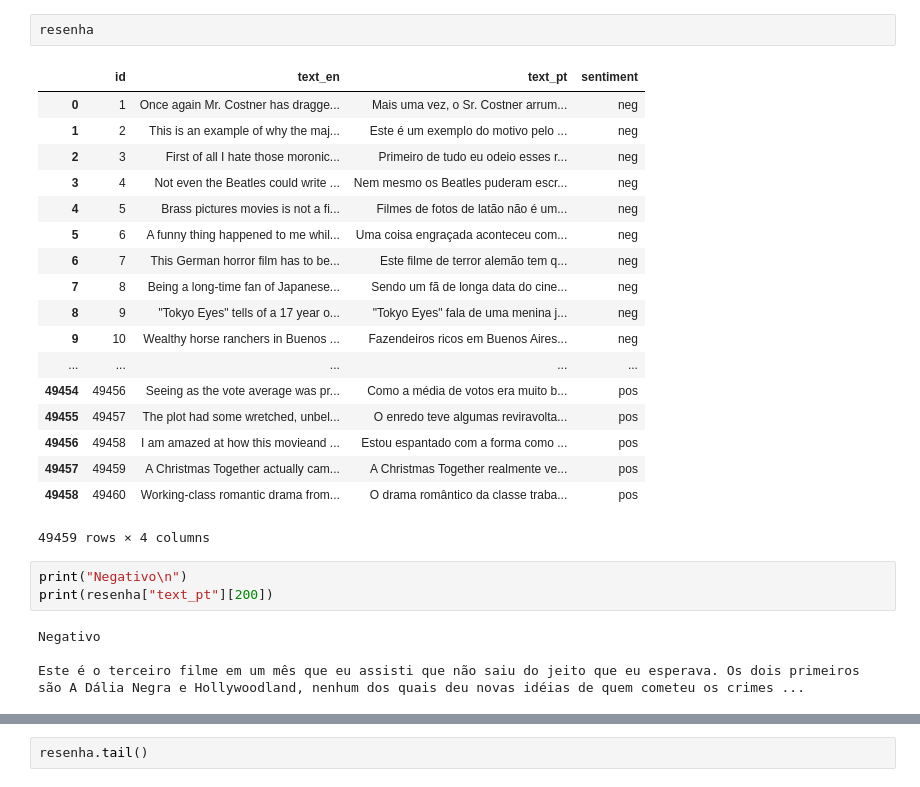
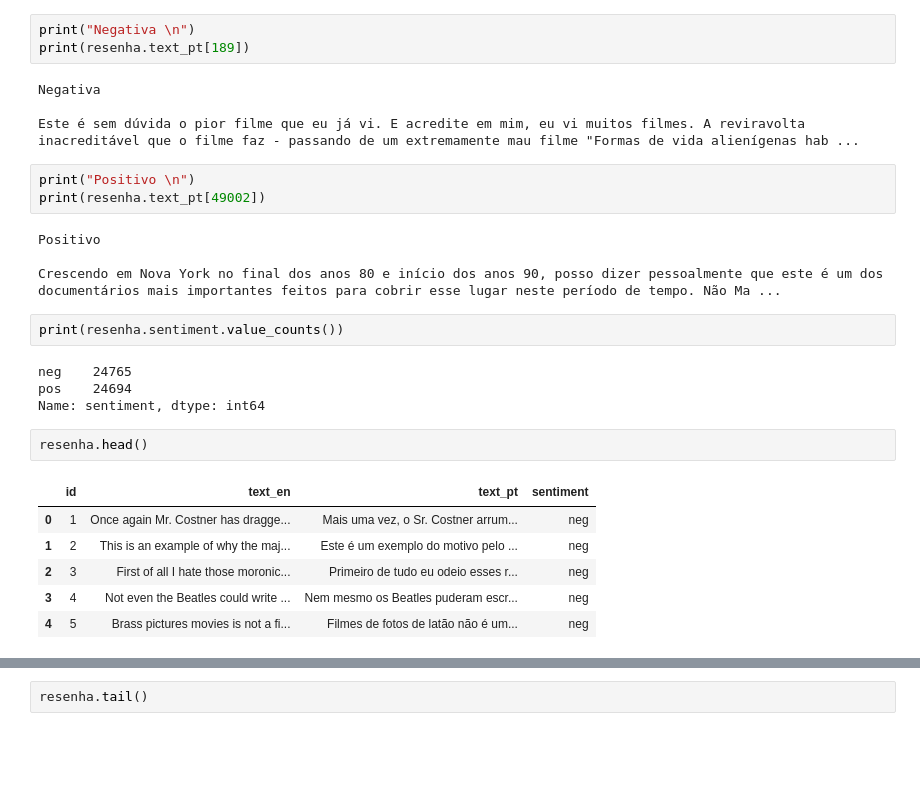
Before and after one commit to alura-cursos/introducao-ao-pln-com-python, a Jupyter notebook: Aula3.ipynb, the cells around one changed output, grey strips where cells are left out. Saved outputs shown, nothing was run; the diff lists cells and outputs as text; blank space fills up the shorter version.

```diff
--- a/Aula3.ipynb
+++ b/Aula3.ipynb
@@ -9,28 +28,29 @@ resenha = pd.read_csv("dados/imdb-reviews-pt-br.csv")
+# %%
+print("Negativa \n")
+print(resenha.text_pt[189])
+# %% [output]
+Negativa
+
+Este é sem dúvida o pior filme que eu já vi. E acredite em mim, eu vi muitos filmes. A reviravolta inacreditável que o filme faz - passando de um extremamente mau filme "Formas de vida alienígenas hab ...
+# %%
+print("Positivo \n")
+print(resenha.text_pt[49002])
+# %% [output]
+Positivo
+
+Crescendo em Nova York no final dos anos 80 e início dos anos 90, posso dizer pessoalmente que este é um dos documentários mais importantes feitos para cobrir esse lugar neste período de tempo. Não Ma ...
+# %%
+print(resenha.sentiment.value_counts())
+# %% [output]
+neg    24765
+pos    24694
+Name: sentiment, dtype: int64
 # %%
-resenha
+resenha.head()
 # %% [output]
 |  | id | text_en | text_pt | sentiment |
 | 0 | 1 | Once again Mr. Costner has dragge... | Mais uma vez, o Sr. Costner arrum... | neg |
 | 1 | 2 | This is an example of why the maj... | Este é um exemplo do motivo pelo ... | neg |
 | 2 | 3 | First of all I hate those moronic... | Primeiro de tudo eu odeio esses r... | neg |
 | 3 | 4 | Not even the Beatles could write ... | Nem mesmo os Beatles puderam escr... | neg |
 | 4 | 5 | Brass pictures movies is not a fi... | Filmes de fotos de latão não é um... | neg |
-| 5 | 6 | A funny thing happened to me whil... | Uma coisa engraçada aconteceu com... | neg |
-| 6 | 7 | This German horror film has to be... | Este filme de terror alemão tem q... | neg |
-| 7 | 8 | Being a long-time fan of Japanese... | Sendo um fã de longa data do cine... | neg |
-| 8 | 9 | "Tokyo Eyes" tells of a 17 year o... | "Tokyo Eyes" fala de uma menina j... | neg |
-| 9 | 10 | Wealthy horse ranchers in Buenos ... | Fazendeiros ricos em Buenos Aires... | neg |
-| ... | ... | ... | ... | ... |
-| 49454 | 49456 | Seeing as the vote average was pr... | Como a média de votos era muito b... | pos |
-| 49455 | 49457 | The plot had some wretched, unbel... | O enredo teve algumas reviravolta... | pos |
-| 49456 | 49458 | I am amazed at how this movieand ... | Estou espantado com a forma como ... | pos |
-| 49457 | 49459 | A Christmas Together actually cam... | A Christmas Together realmente ve... | pos |
-| 49458 | 49460 | Working-class romantic drama from... | O drama romântico da classe traba... | pos |
-49459 rows × 4 columns
-# %%
-print("Negativo\n")
-print(resenha["text_pt"][200])
-# %% [output]
-Negativo
-
-Este é o terceiro filme em um mês que eu assisti que não saiu do jeito que eu esperava. Os dois primeiros são A Dália Negra e Hollywoodland, nenhum dos quais deu novas idéias de quem cometeu os crimes ...
```
Also changed, not shown: parts of 38 cells of this notebook, 3 other files.
